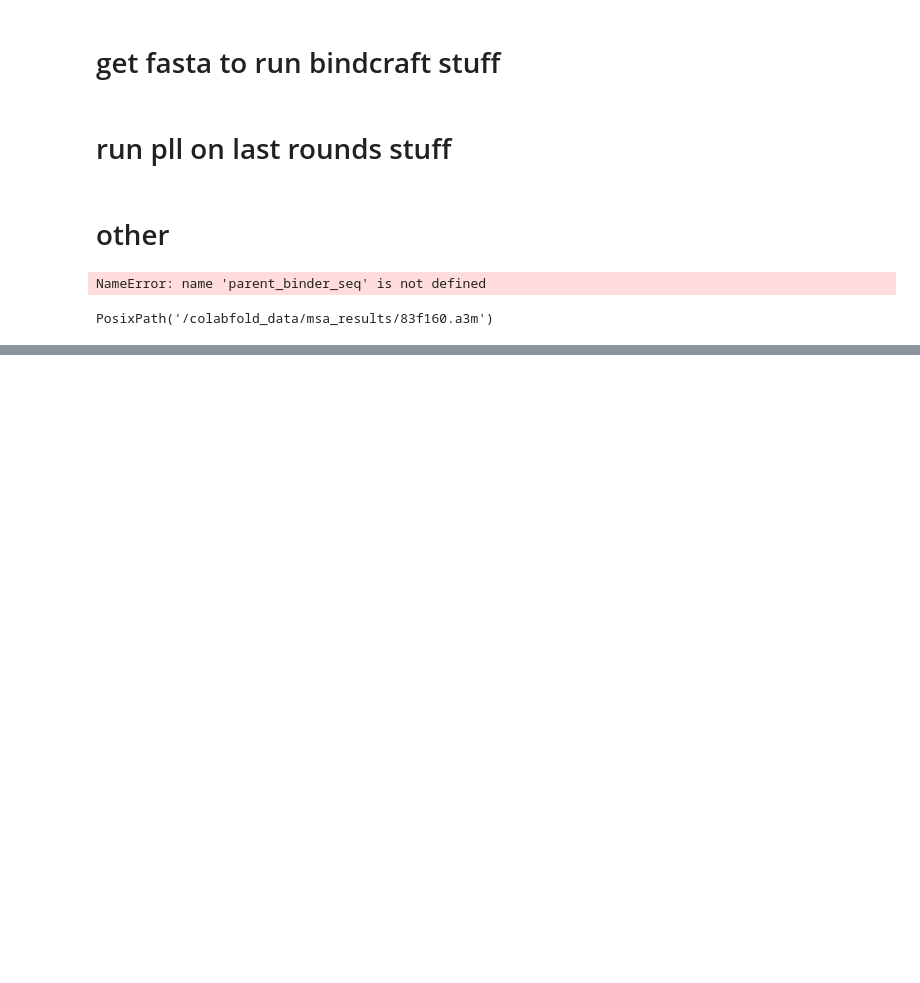
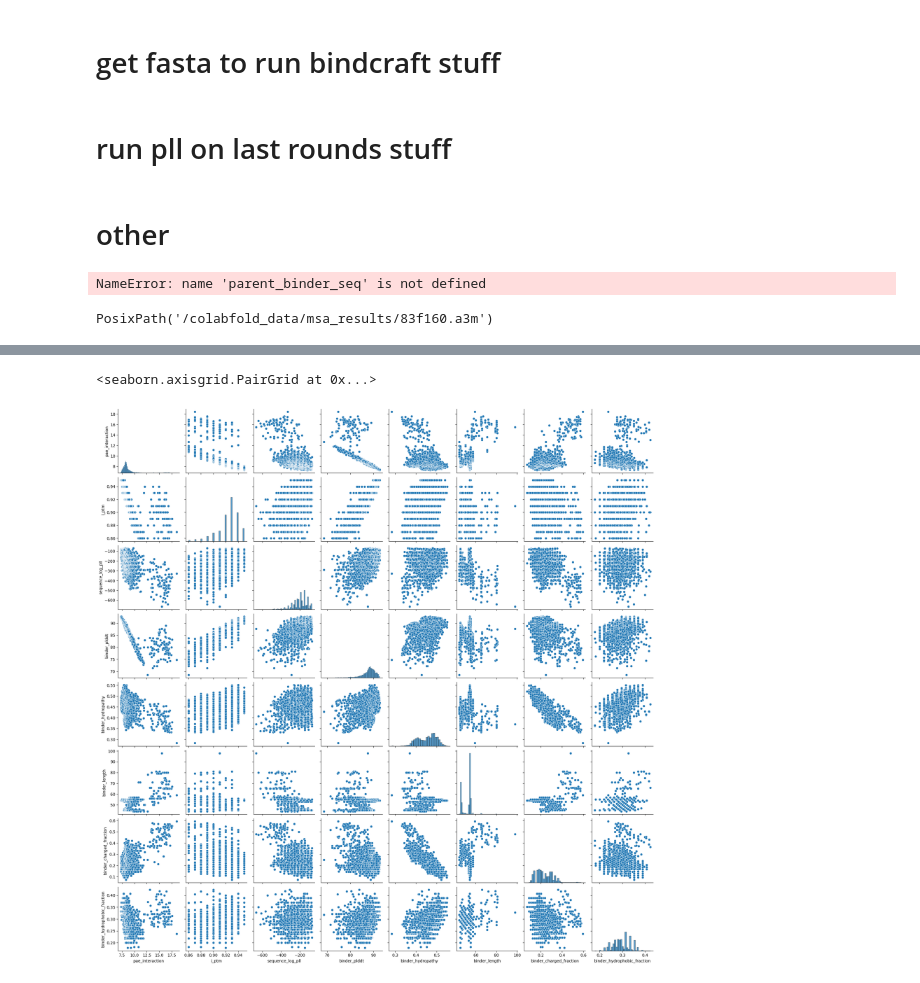
Before and after one commit to ANaka/egfr_binder_rd2, a Jupyter notebook: notebooks/manual_samples.ipynb, the cells around one changed output, grey strips where cells are left out. Cells and saved outputs as stored; diff of their text form; code cells hidden in the pictures; blank space fills up the shorter version.

```diff
--- a/notebooks/manual_samples.ipynb
+++ b/notebooks/manual_samples.ipynb
@@ -93,0 +116,28 @@ df
+# %%
+fdf = update_metrics.remote()
+df = update_pll_metrics.remote()
+fdf = fdf.merge(df, left_on='binder_sequence', right_on='sequence', how='left')
+fdf['pae_interaction_rank'] = 1 - fdf['pae_interaction'].rank(pct=True)
+fdf['i_ptm_rank'] = fdf['i_ptm'].rank(pct=True)
+fdf['sequence_log_pll_rank'] = fdf['sequence_log_pll'].rank(pct=True)
+fdf['fitness'] = (fdf['pae_interaction_rank'] + fdf['i_ptm_rank'] + fdf['sequence_log_pll_rank']) / 3
+fdf = fdf.sort_values('fitness', ascending=False).reset_index(drop=True)
+cols = [
+    'seq_hash', 'binder_length', 'fitness', 'pae_interaction', 'i_ptm',  'sequence_log_pll',
+
+       'pae_interaction_rank', 'i_ptm_rank',
+       'sequence_log_pll_rank',
+       'binder_plddt', 'binder_hydropathy','binder_pae',
+        'ptm', 'binder_charged_fraction',
+       'binder_hydrophobic_fraction',
+       'binder_sequence',
+]
+results = fdf[cols].round(3)
+# %%
+import seaborn as sns
+sns.pairplot(results.query('i_ptm>0.85'), vars = [
+    'pae_interaction', 'i_ptm', 'sequence_log_pll', 'binder_plddt',
+    'binder_hydropathy', 'binder_length', 'binder_charged_fraction', 'binder_hydrophobic_fraction'])
+# %% [output]
+<seaborn.axisgrid.PairGrid at 0x...>
+[figure, added]
```
Also changed, not shown: parts of 20 cells of this notebook, 2 other files.
